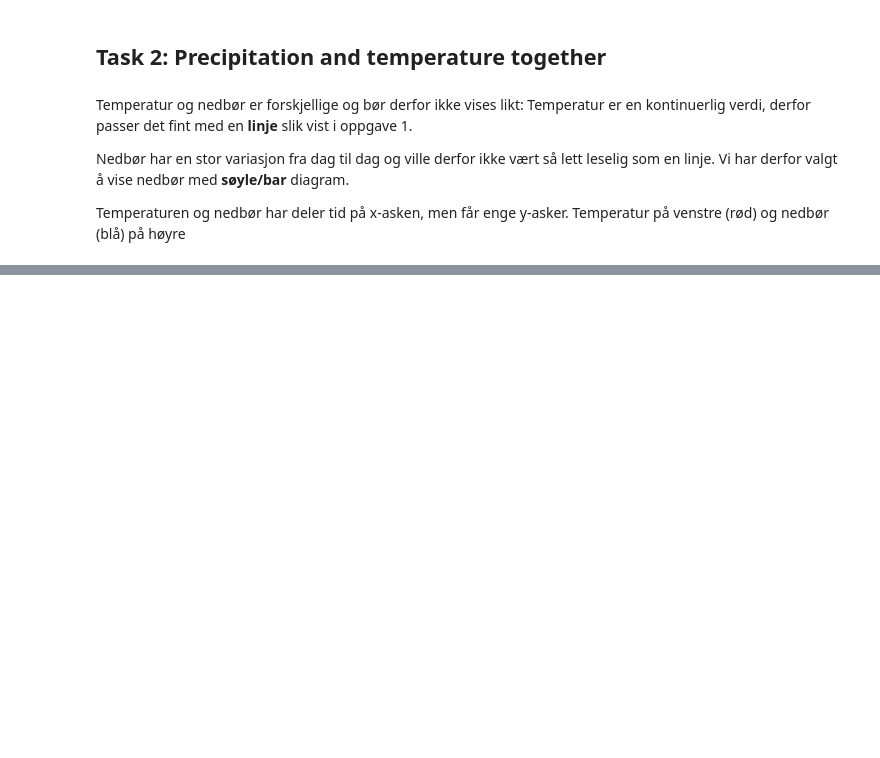
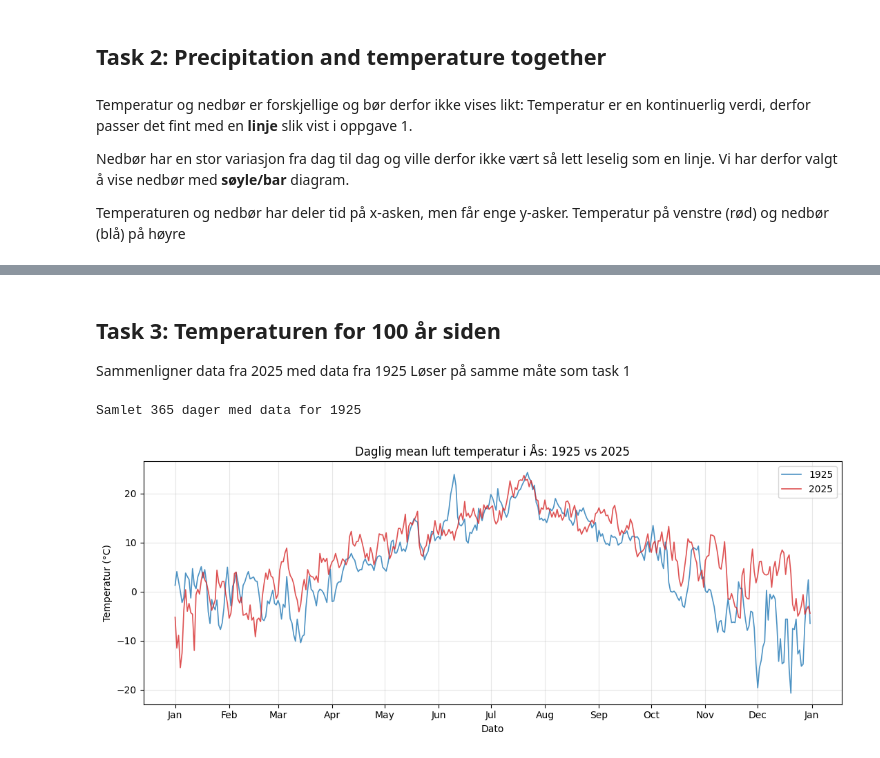
Before and after one commit to saltonese/Del_1-G6_5, a Jupyter notebook: Del_1.ipynb, the cells around one changed output, grey strips where cells are left out. Saved outputs shown, nothing was run; the diff lists cells and outputs as text; code cells hidden in the pictures; blank space fills up the shorter version.

Commit message:
kode for tabell til task 3 + kommentar

```diff
--- a/Del_1.ipynb
+++ b/Del_1.ipynb
@@ -210 +210,31 @@ Got 365 days of precipitation data
 [figure]
+# %% [markdown]
+## Task 3: Temperaturen for 100 år siden
+
+Sammenligner data fra 2025 med data fra 1925
+Løser på samme måte som task 1
+# %%
+OLD_YEAR = YEAR - 100
+temp_old = get_daily(STATION, TEMP_MEAN, OLD_YEAR)
+print(f"Samlet {len(temp_old)} dager med data for {OLD_YEAR}")
+
+# Flytter de gamle datoene frem 100år, slik at begge kurvene kan bruke samme x-akse
+temp_old_shifted = temp_old.copy()
+temp_old_shifted.index = temp_old.index + pd.DateOffset(years=100)
+
+fig, ax = plt.subplots(figsize=(11, 4.5))
+ax.plot(temp_old_shifted.index, temp_old_shifted.values, color="tab:blue",
+        linewidth=1.2, alpha=0.8, label=str(OLD_YEAR))
+ax.plot(temp.index, temp.values, color="tab:red", linewidth=1.2, alpha=0.8, label=str(YEAR))
+ax.set_title(f"Daglig mean luft temperatur i Ås: {OLD_YEAR} vs {YEAR}")
+ax.set_xlabel("Dato")
+ax.set_ylabel("Temperatur (°C)")
+ax.xaxis.set_major_locator(mdates.MonthLocator())
+ax.xaxis.set_major_formatter(mdates.DateFormatter("%b"))
+ax.grid(alpha=0.3)
+ax.legend()
+fig.tight_layout()
+plt.show()
+# %% [output]
+Samlet 365 dager med data for 1925
+[figure, added]
```
Also changed, not shown: parts of 2 cells of this notebook.
